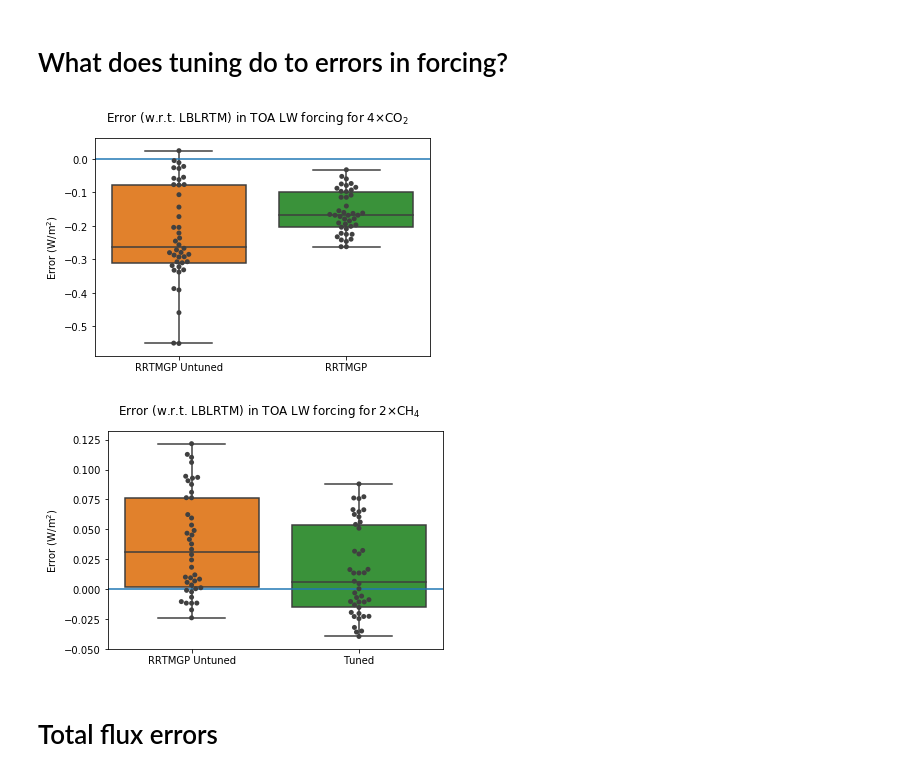
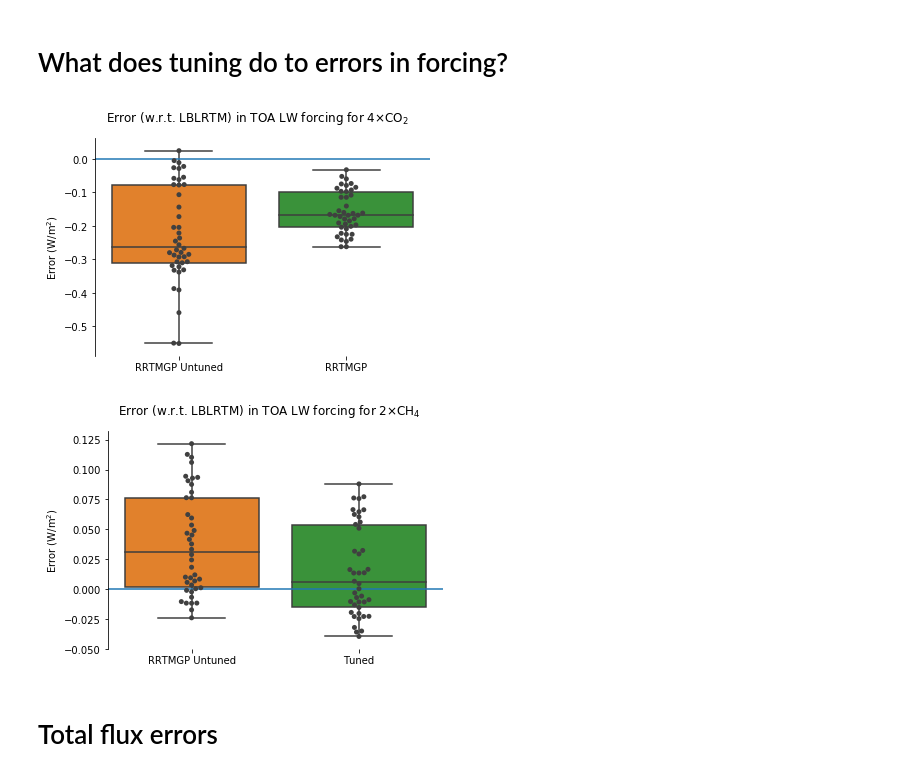
Before and after one commit to RobertPincus/rte-rrtmgp-paper-figures, a Jupyter notebook: RTE+RRMTGP-Paper-Figures.ipynb, the cells around one changed output. Saved outputs shown, nothing was run; the diff lists cells and outputs as text; code cells hidden in the pictures.

Commit message:
Remove borders on figures for impacts of tuning on forcing

```diff
--- a/RTE+RRMTGP-Paper-Figures.ipynb
+++ b/RTE+RRMTGP-Paper-Figures.ipynb
@@ -289,35 +289,40 @@ for ref, new in zip(lblfiles, gpufiles):
 # %%
 lbl = xr.open_mfdataset(lblfiles, concat_dim="forcing")
 gpt = xr.open_mfdataset(gptfiles, concat_dim="forcing")
 gpu = xr.open_mfdataset(gpufiles, concat_dim="forcing")
 #
 # Forcing calculations for flux up @ TOA: subtract pre-industrial
 #
 toa = lbl.isel(col=0,forcing=0).p_lev.argmin().values
 forcing_lbl = lbl.flux_up.sel(forcing=slice(1, None)).isel(lev=toa) - lbl.flux_up.isel(forcing=0,lev=toa)
 forcing_gpt = gpt.flux_up.sel(forcing=slice(1, None)).isel(lev=toa) - gpt.flux_up.isel(forcing=0,lev=toa)
 forcing_gpu = gpu.flux_up.sel(forcing=slice(1, None)).isel(lev=toa) - gpu.flux_up.isel(forcing=0,lev=toa)
 
 fig = plt.figure()
 axes = fig.add_subplot(111)
 plot_err_distribution(axes, [(forcing_gpu-forcing_lbl).sel(forcing=0), (forcing_gpt-forcing_lbl).sel(forcing=0)], ["RRTMGP Untuned", "RRTMGP"],
                       ylabel = "Error (W/m$^2$)", colors = [1,2])
 fig.suptitle("Error (w.r.t. LBLRTM) in TOA LW forcing for 4$\\times$CO$_2$")
+sb.despine()
+axes.spines["bottom"].set_visible(False)
+
 plt.savefig("lw-toa-error-forcing-co2.pdf", dpi=600)
 
 fig = plt.figure()
 axes = fig.add_subplot(111)
 plot_err_distribution(axes, [(forcing_gpu-forcing_lbl).sel(forcing=1), (forcing_gpt-forcing_lbl).sel(forcing=1)], ["RRTMGP Untuned", "Tuned"],
                       ylabel = "Error (W/m$^2$)", colors = [1,2])
 fig.suptitle("Error (w.r.t. LBLRTM) in TOA LW forcing for 2$\\times$CH$_4$")
+sb.despine()
+axes.spines["bottom"].set_visible(False)
 plt.savefig("lw-toa-error-forcing-ch4.pdf", dpi=600)
 
 lbl.close()
 gpt.close()
 gpu.close()
 # %% [output]
-[figure, old version]
+[figure, new version]
-[figure, old version]
+[figure, new version]
 # %% [markdown]
 # Total flux errors
 # %%
```
